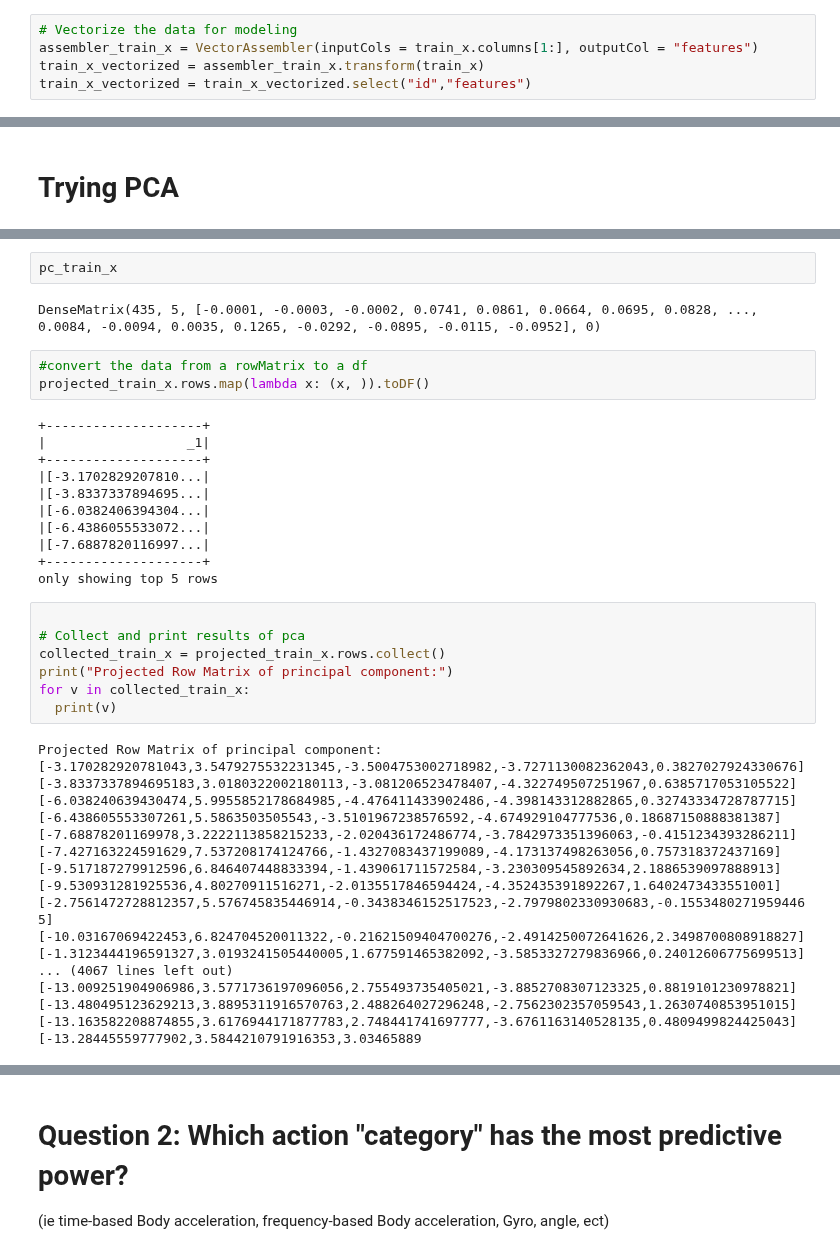
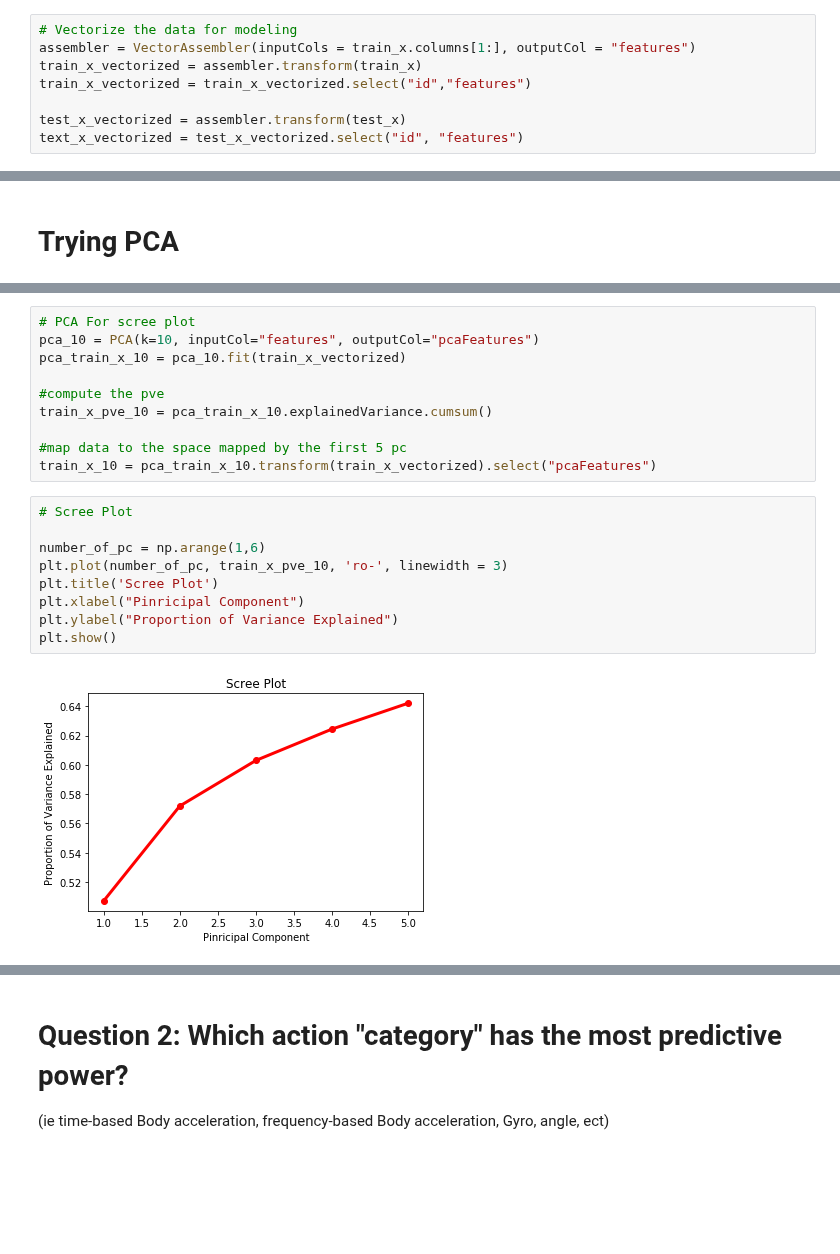
Before and after one commit to nathanhwangbo/PSTAT135_Final, a Jupyter notebook: preprocessing.ipynb, the cells around one changed output, grey strips where cells are left out. Drawn from its saved outputs; the diff is of its cells as text; blank space fills up the shorter version.

```diff
--- a/preprocessing.ipynb
+++ b/preprocessing.ipynb
@@ -201,7 +203,10 @@ ds.show()                #created data frame to show how many obs in each file
 # Scale the Data
 # %%
 # Vectorize the data for modeling
-assembler_train_x = VectorAssembler(inputCols = train_x.columns[1:], outputCol = "features")
-train_x_vectorized = assembler_train_x.transform(train_x)
+assembler = VectorAssembler(inputCols = train_x.columns[1:], outputCol = "features")
+train_x_vectorized = assembler.transform(train_x)
 train_x_vectorized = train_x_vectorized.select("id","features")
+
+test_x_vectorized = assembler.transform(test_x)
+text_x_vectorized = test_x_vectorized.select("id", "features")
 # %%
@@ -235,43 +228,21 @@ projected_train_x = mat.multiply(pc_train_x)
-# %%
-pc_train_x
-# %% [output]
-DenseMatrix(435, 5, [-0.0001, -0.0003, -0.0002, 0.0741, 0.0861, 0.0664, 0.0695, 0.0828, ..., 0.0084, -0.0094, 0.0035, 0.1265, -0.0292, -0.0895, -0.0115, -0.0952], 0)
-# %%
-#convert the data from a rowMatrix to a df
-projected_train_x.rows.map(lambda x: (x, )).toDF()
-# %% [output]
-+--------------------+
-|                  _1|
-+--------------------+
-|[-3.1702829207810...|
-|[-3.8337337894695...|
-|[-6.0382406394304...|
-|[-6.4386055533072...|
-|[-7.6887820116997...|
-+--------------------+
-only showing top 5 rows
-# %%
-
-# Collect and print results of pca
-collected_train_x = projected_train_x.rows.collect()
-print("Projected Row Matrix of principal component:")
-for v in collected_train_x:
-  print(v)
-# %% [output]
-Projected Row Matrix of principal component:
-[-3.170282920781043,3.5479275532231345,-3.5004753002718982,-3.7271130082362043,0.3827027924330676]
-[-3.8337337894695183,3.0180322002180113,-3.081206523478407,-4.322749507251967,0.6385717053105522]
-[-6.038240639430474,5.9955852178684985,-4.476411433902486,-4.398143312882865,0.32743334728787715]
-[-6.438605553307261,5.5863503505543,-3.5101967238576592,-4.674929104777536,0.18687150888381387]
-[-7.68878201169978,3.2222113858215233,-2.020436172486774,-3.7842973351396063,-0.4151234393286211]
-[-7.427163224591629,7.537208174124766,-1.4327083437199089,-4.173137498263056,0.757318372437169]
-[-9.517187279912596,6.846407448833394,-1.439061711572584,-3.230309545892634,2.1886539097888913]
-[-9.530931281925536,4.80270911516271,-2.0135517846594424,-4.352435391892267,1.6402473433551001]
-[-2.7561472728812357,5.576745835446914,-0.3438346152517523,-2.7979802330930683,-0.15534802719594465]
-[-10.03167069422453,6.824704520011322,-0.21621509404700276,-2.4914250072641626,2.3498700808918827]
-[-1.3123444196591327,3.0193241505440005,1.677591465382092,-3.5853327279836966,0.24012606775699513]
-... (4067 lines left out)
-[-13.009251904906986,3.5771736197096056,2.755493735405021,-3.8852708307123325,0.8819101230978821]
-[-13.480495123629213,3.8895311916570763,2.488264027296248,-2.7562302357059543,1.2630740853951015]
-[-13.163582208874855,3.6176944171877783,2.748441741697777,-3.6761163140528135,0.4809499824425043]
-[-13.28445559777902,3.5844210791916353,3.03465889
+# %%
+# PCA For scree plot
+pca_10 = PCA(k=10, inputCol="features", outputCol="pcaFeatures")
+pca_train_x_10 = pca_10.fit(train_x_vectorized)
+
+#compute the pve
+train_x_pve_10 = pca_train_x_10.explainedVariance.cumsum()
+
+#map data to the space mapped by the first 5 pc
+train_x_10 = pca_train_x_10.transform(train_x_vectorized).select("pcaFeatures")
+# %%
+# Scree Plot
+
+number_of_pc = np.arange(1,6)
+plt.plot(number_of_pc, train_x_pve_10, 'ro-', linewidth = 3)
+plt.title('Scree Plot')
+plt.xlabel("Pinricipal Component")
+plt.ylabel("Proportion of Variance Explained")
+plt.show()
+# %% [output]
+[figure, added]
```
Also changed, not shown: parts of 7 cells of this notebook.
